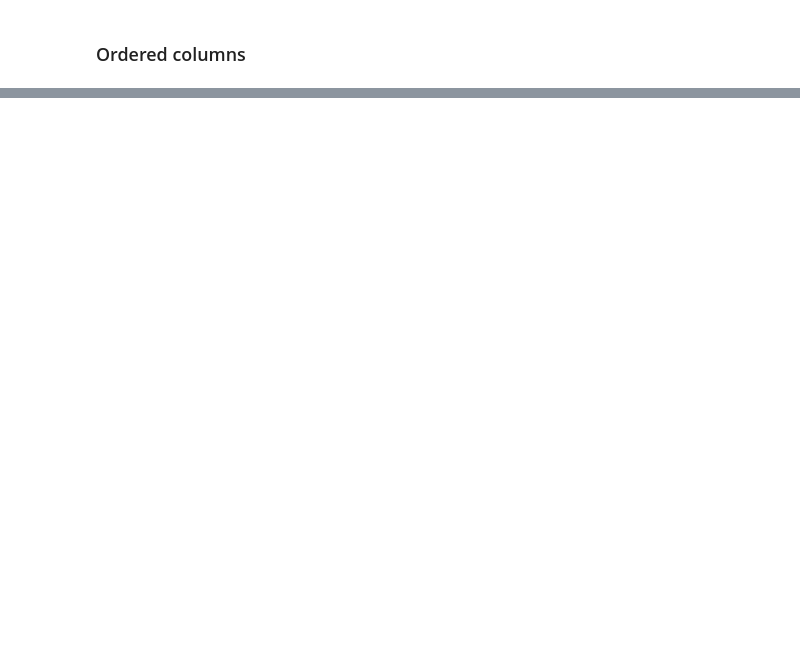
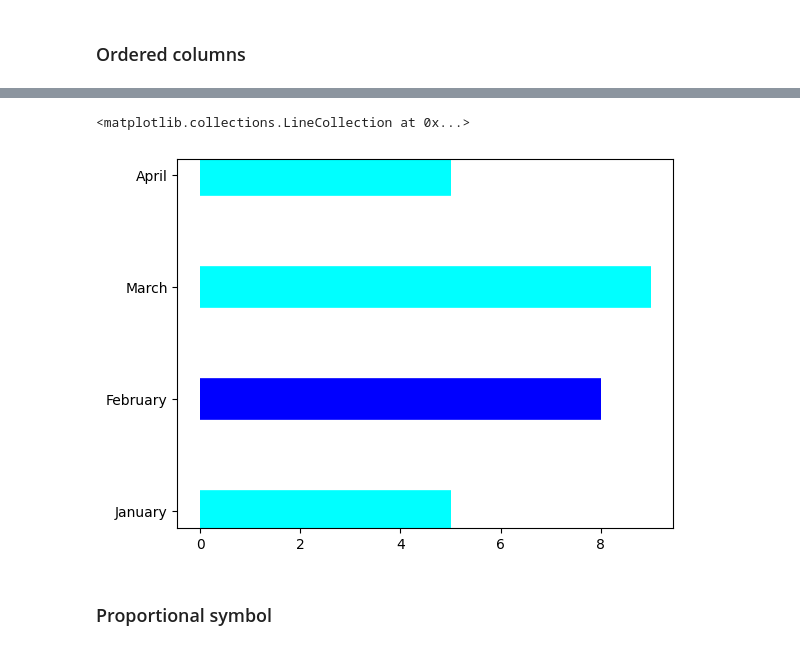
Before and after one commit to kazmierczakP/DataScienceNotebooks, a Jupyter notebook: Visualization.ipynb, the cells around one changed output, grey strips where cells are left out. Cells and saved outputs as stored; diff of their text form; code cells hidden in the pictures; blank space fills up the shorter version.

Commit message:
columns

```diff
--- a/Visualization.ipynb
+++ b/Visualization.ipynb
@@ -405,0 +410,5 @@ df.corr().style.background_gradient(cmap='coolwarm')
+# %%
+np.random.seed(seed=1)
+index=pd.date_range(start='2022-01-01',end='2022-05-01',freq='M')
+df=pd.DataFrame(np.random.randint(10,size=(4,1)),index=index,columns=['amount'])
+df['color']=['cyan', 'blue', 'cyan', 'cyan']
@@ -405,0 +420,7 @@ df.corr().style.background_gradient(cmap='coolwarm')
+# %%
+plt.hlines(xmin=0,xmax=df['amount'],y=df.index.month_name(),color=df['color'],linewidth=30)
+# %% [output]
+<matplotlib.collections.LineCollection at 0x...>
+[figure, added]
+# %% [markdown]
+### Proportional symbol
```
Also changed, not shown: parts of 5 cells of this notebook.
